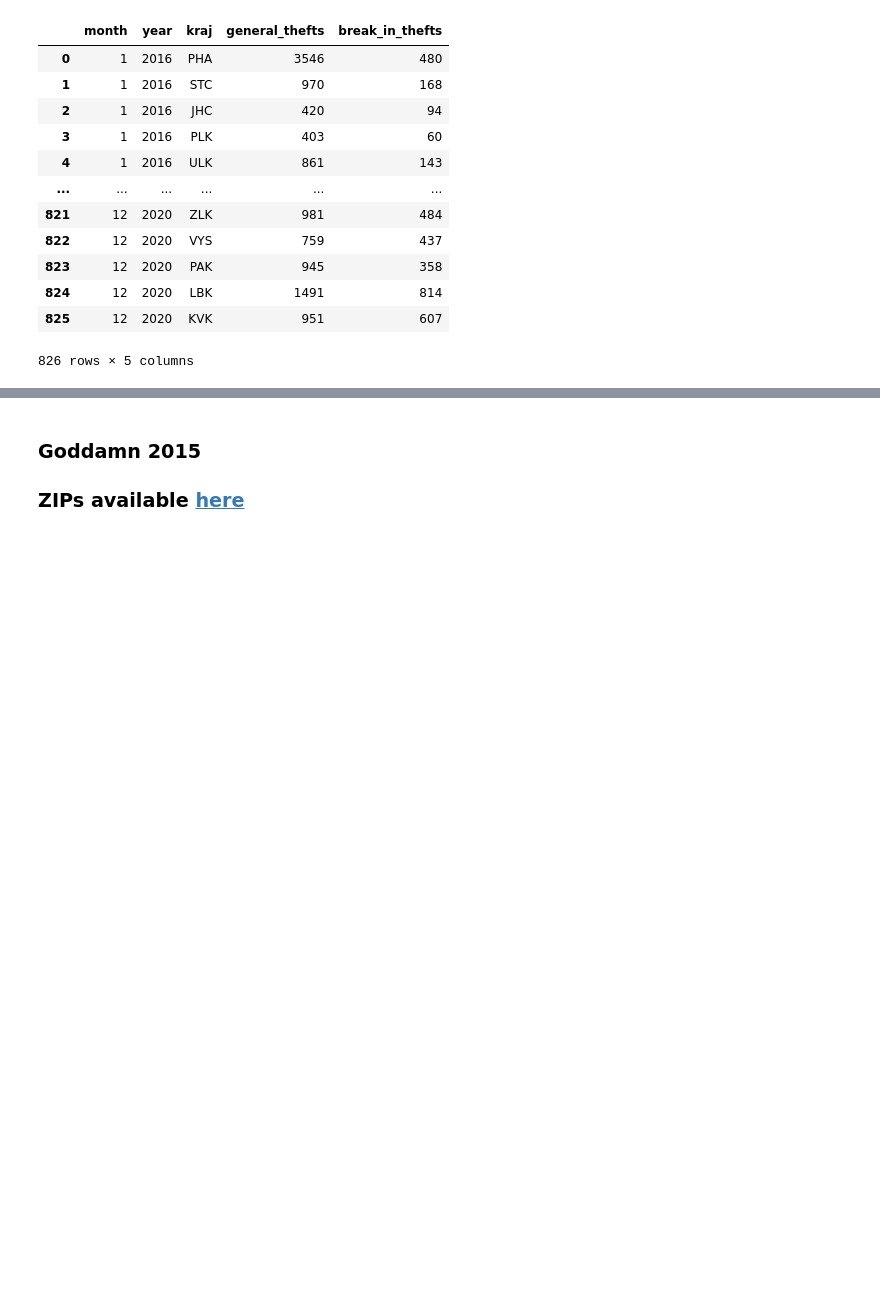
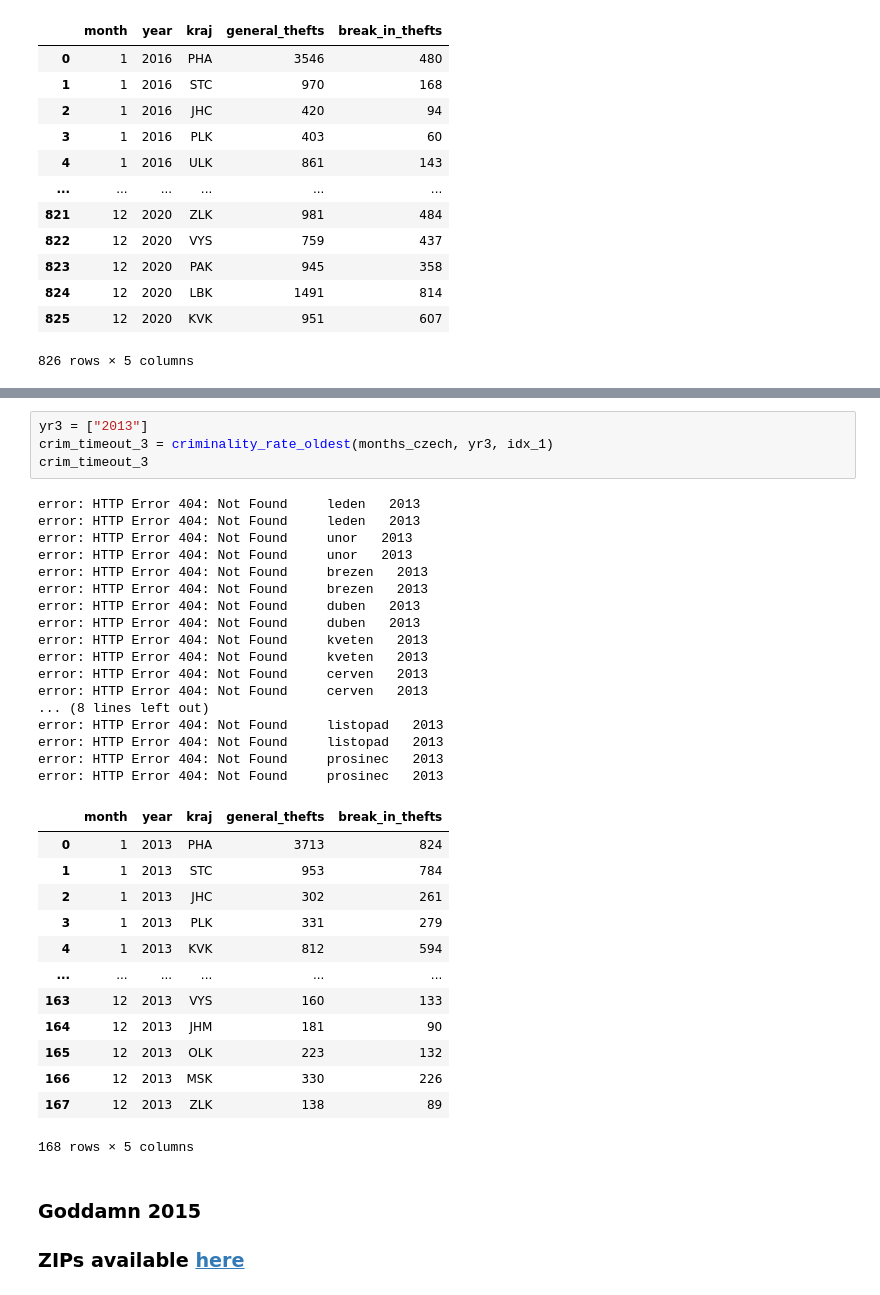
Before and after one commit to DianaKorladinova/SAN_Unemployment_Refugees, a Jupyter notebook: criminality_salaries/data_prep.ipynb, the cells around one changed output, grey strips where cells are left out. Drawn from its saved outputs; the diff is of its cells as text; blank space fills up the shorter version.

```diff
--- a/criminality_salaries/data_prep.ipynb
+++ b/criminality_salaries/data_prep.ipynb
@@ -249,3 +306,38 @@ error: HTTP Error 404: Not Found     prosinec   2014
+# %%
+yr3 = ["2013"]
+crim_timeout_3 = criminality_rate_oldest(months_czech, yr3, idx_1)
+crim_timeout_3
+# %% [output]
+error: HTTP Error 404: Not Found     leden   2013
+error: HTTP Error 404: Not Found     leden   2013
+error: HTTP Error 404: Not Found     unor   2013
+error: HTTP Error 404: Not Found     unor   2013
+error: HTTP Error 404: Not Found     brezen   2013
+error: HTTP Error 404: Not Found     brezen   2013
+error: HTTP Error 404: Not Found     duben   2013
+error: HTTP Error 404: Not Found     duben   2013
+error: HTTP Error 404: Not Found     kveten   2013
+error: HTTP Error 404: Not Found     kveten   2013
+error: HTTP Error 404: Not Found     cerven   2013
+error: HTTP Error 404: Not Found     cerven   2013
+... (8 lines left out)
+error: HTTP Error 404: Not Found     listopad   2013
+error: HTTP Error 404: Not Found     listopad   2013
+error: HTTP Error 404: Not Found     prosinec   2013
+error: HTTP Error 404: Not Found     prosinec   2013
+|  | month | year | kraj | general_thefts | break_in_thefts |
+| 0 | 1 | 2013 | PHA | 3713 | 824 |
+| 1 | 1 | 2013 | STC | 953 | 784 |
+| 2 | 1 | 2013 | JHC | 302 | 261 |
+| 3 | 1 | 2013 | PLK | 331 | 279 |
+| 4 | 1 | 2013 | KVK | 812 | 594 |
+| ... | ... | ... | ... | ... | ... |
+| 163 | 12 | 2013 | VYS | 160 | 133 |
+| 164 | 12 | 2013 | JHM | 181 | 90 |
+| 165 | 12 | 2013 | OLK | 223 | 132 |
+| 166 | 12 | 2013 | MSK | 330 | 226 |
+| 167 | 12 | 2013 | ZLK | 138 | 89 |
+168 rows × 5 columns
 # %% [markdown]
 ### Goddamn 2015
 ### ZIPs available [here](https://www.policie.cz/clanek/statisticke-prehledy-kriminality-za-rok-2015.aspx)
```
Also changed, not shown: parts of 7 cells of this notebook, 2 other files.
